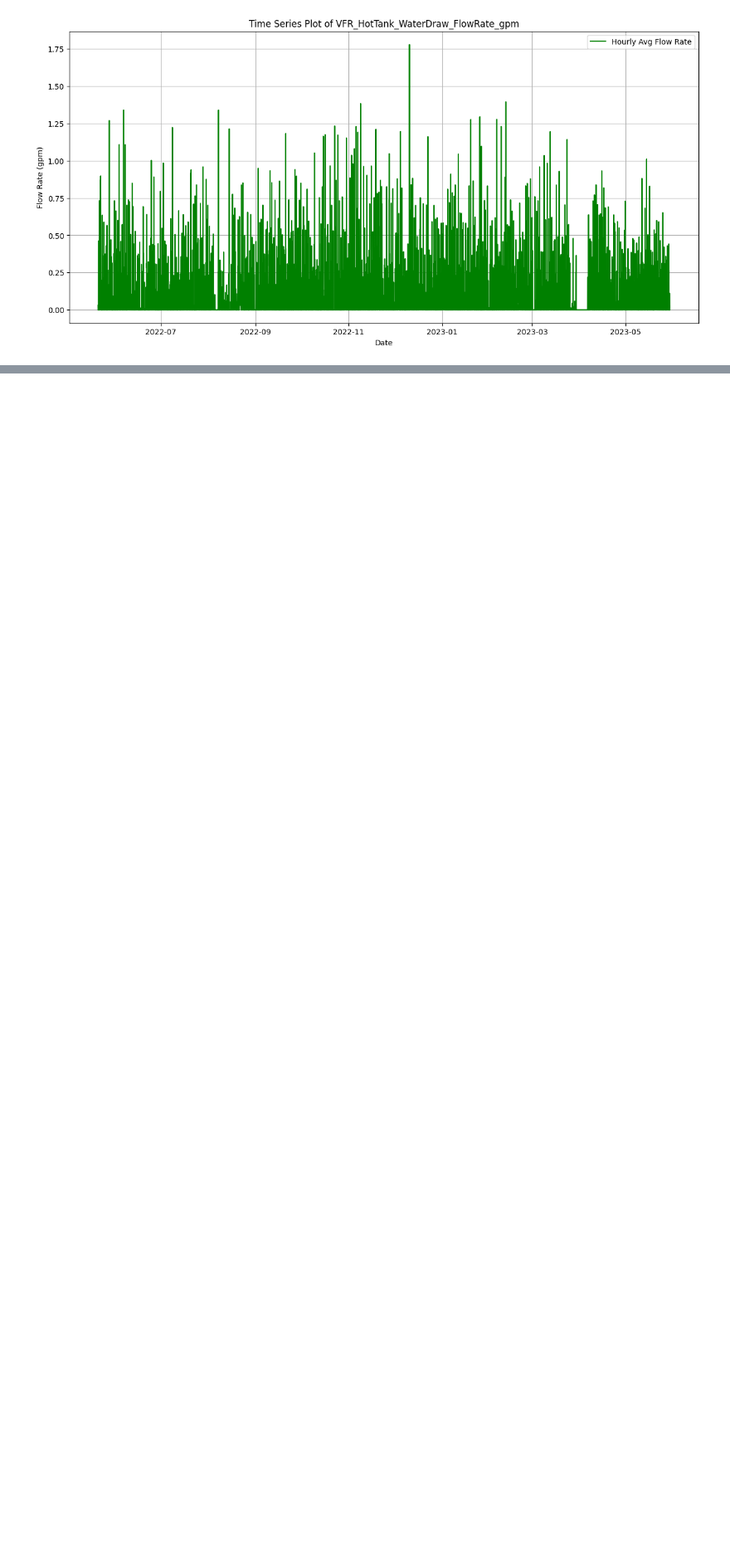
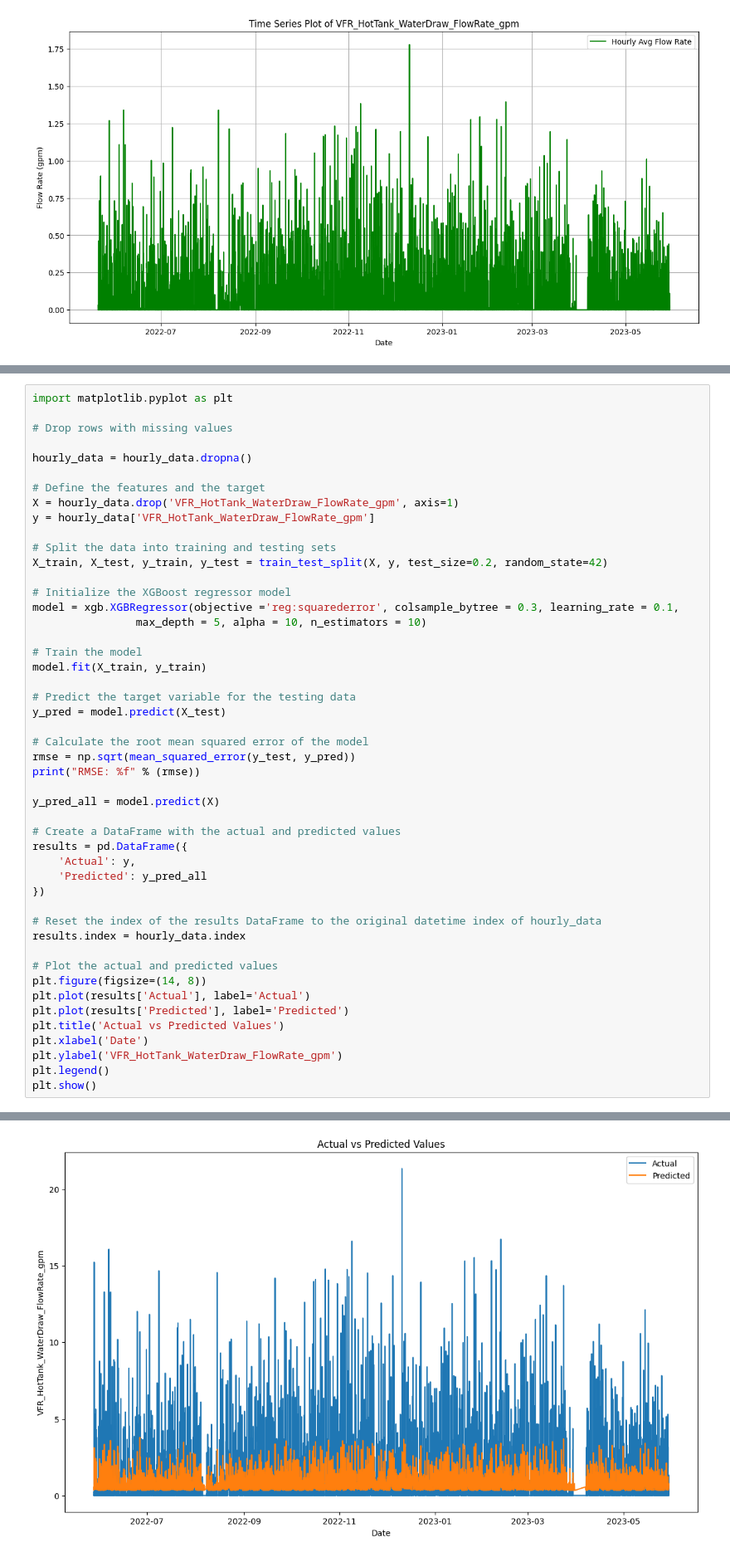
Before and after one commit to JadenFaste/Heidari-Analysis, a Jupyter notebook: Heidari.ipynb, the cells around one changed output, grey strips where cells are left out. Shown at 83% size. Saved outputs shown, nothing was run; the diff lists cells and outputs as text; blank space fills up the shorter version.

Commit message:
XGBoost

```diff
--- a/Heidari.ipynb
+++ b/Heidari.ipynb
@@ -309,0 +309,49 @@ ExecutableNotFound: failed to execute WindowsPath('dot'), make sure the Graphviz
+# %%
+import matplotlib.pyplot as plt
+
+# Drop rows with missing values
+
+hourly_data = hourly_data.dropna()
+
+# Define the features and the target
+X = hourly_data.drop('VFR_HotTank_WaterDraw_FlowRate_gpm', axis=1)
+y = hourly_data['VFR_HotTank_WaterDraw_FlowRate_gpm']
+
+# Split the data into training and testing sets
+X_train, X_test, y_train, y_test = train_test_split(X, y, test_size=0.2, random_state=42)
+
+# Initialize the XGBoost regressor model
+model = xgb.XGBRegressor(objective ='reg:squarederror', colsample_bytree = 0.3, learning_rate = 0.1,
+                max_depth = 5, alpha = 10, n_estimators = 10)
+
+# Train the model
+model.fit(X_train, y_train)
+
+# Predict the target variable for the testing data
+y_pred = model.predict(X_test)
+
+# Calculate the root mean squared error of the model
+rmse = np.sqrt(mean_squared_error(y_test, y_pred))
+print("RMSE: %f" % (rmse))
+
+y_pred_all = model.predict(X)
+
+# Create a DataFrame with the actual and predicted values
+results = pd.DataFrame({
+    'Actual': y,
+    'Predicted': y_pred_all
+})
+
+# Reset the index of the results DataFrame to the original datetime index of hourly_data
+results.index = hourly_data.index
+
+# Plot the actual and predicted values
+plt.figure(figsize=(14, 8))
+plt.plot(results['Actual'], label='Actual')
+plt.plot(results['Predicted'], label='Predicted')
+plt.title('Actual vs Predicted Values')
+plt.xlabel('Date')
+plt.ylabel('VFR_HotTank_WaterDraw_FlowRate_gpm')
+plt.legend()
+plt.show()
+# %% [output]
@@ -309,0 +359 @@ ExecutableNotFound: failed to execute WindowsPath('dot'), make sure the Graphviz
+[figure, added]
```
Also changed, not shown: parts of 6 cells of this notebook.
